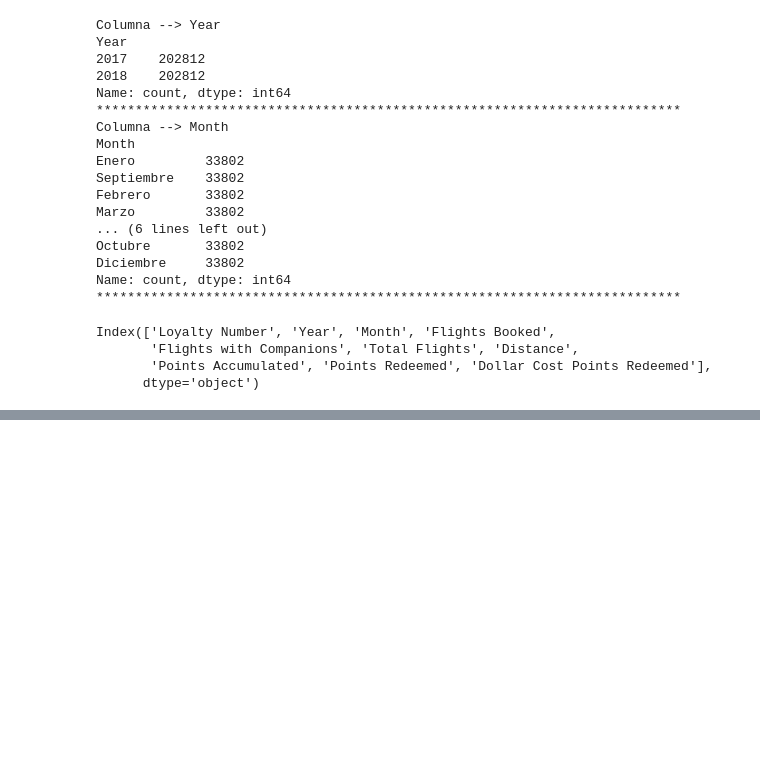
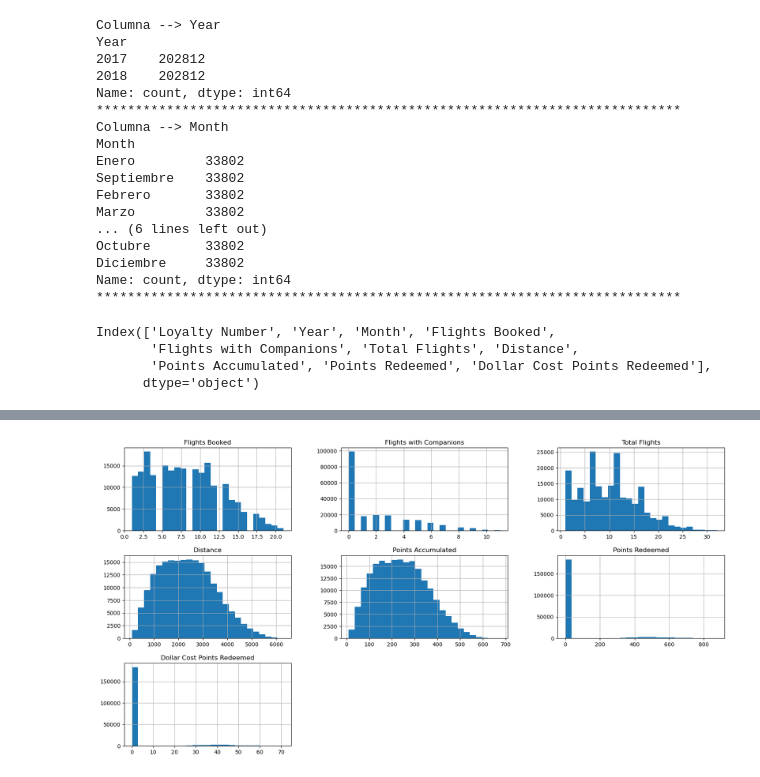
Before and after one commit to Adalab/bda-modulo-3-evaluacion-final-MarPastor, a Jupyter notebook: notebook/final_evaluation_mod3_marpastor.ipynb, the cells around one changed output, grey strips where cells are left out. Cells and saved outputs as stored; diff of their text form; code cells hidden in the pictures; blank space fills up the shorter version.

```diff
--- a/notebook/final_evaluation_mod3_marpastor.ipynb
+++ b/notebook/final_evaluation_mod3_marpastor.ipynb
@@ -261,0 +285,6 @@ df_flight[['Month', 'Flights Booked', 'Flights with Companions', 'Total Flights'
+# %%
+# creamos un DataFrame que filtre los clientes activos para analizar mejor su actividad.
+# Lo filtramos por 'Total Flights'ya que si no hay valores en esta columna, vemos que no se registran datos en las demás columnas
+
+df_flight_active = df_flight[df_flight['Total Flights'] > 0]
+df_flight_active.head(20)
@@ -261,0 +309,7 @@ df_flight[['Month', 'Flights Booked', 'Flights with Companions', 'Total Flights'
+# %%
+# con el DataFrame de clientes activos podemos visualizar mejor las gráficas:
+
+df_flight_active[['Flights Booked', 'Flights with Companions', 'Total Flights', 'Distance',
+       'Points Accumulated', 'Points Redeemed', 'Dollar Cost Points Redeemed']].hist(bins=25, figsize=(20,10));
+# %% [output]
+[figure, added]
```
Also changed, not shown: parts of 5 cells of this notebook.
